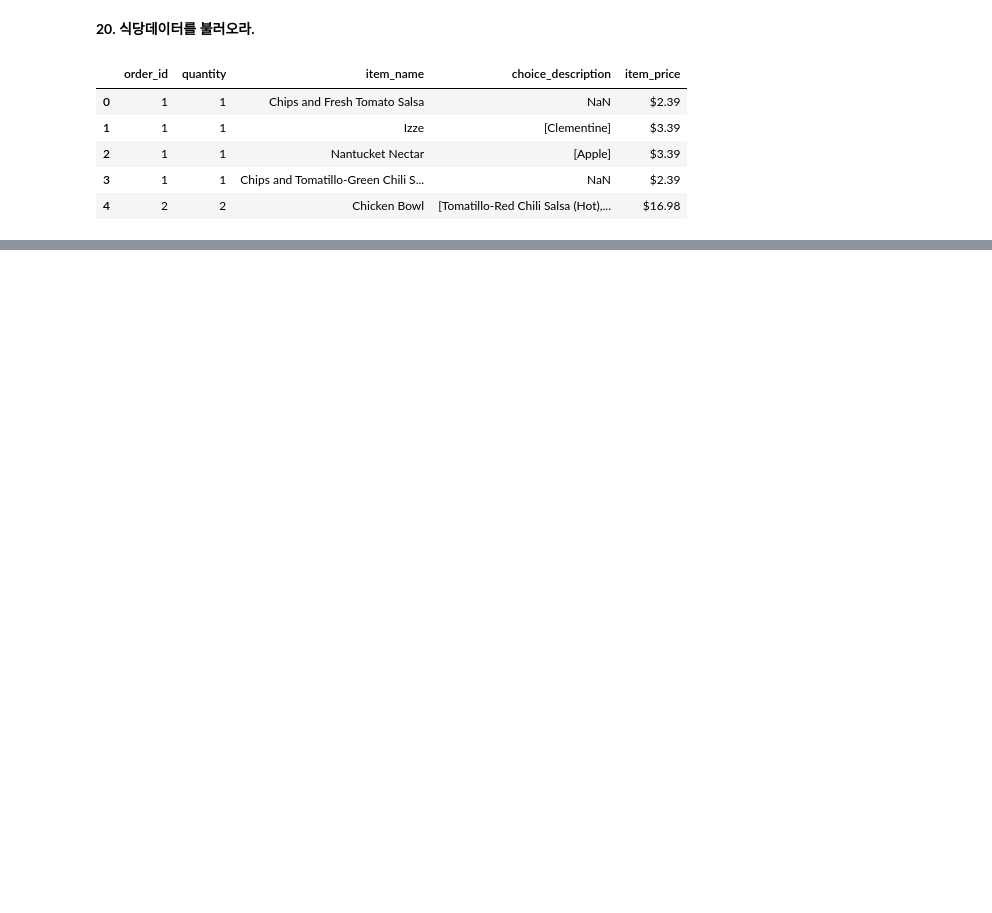
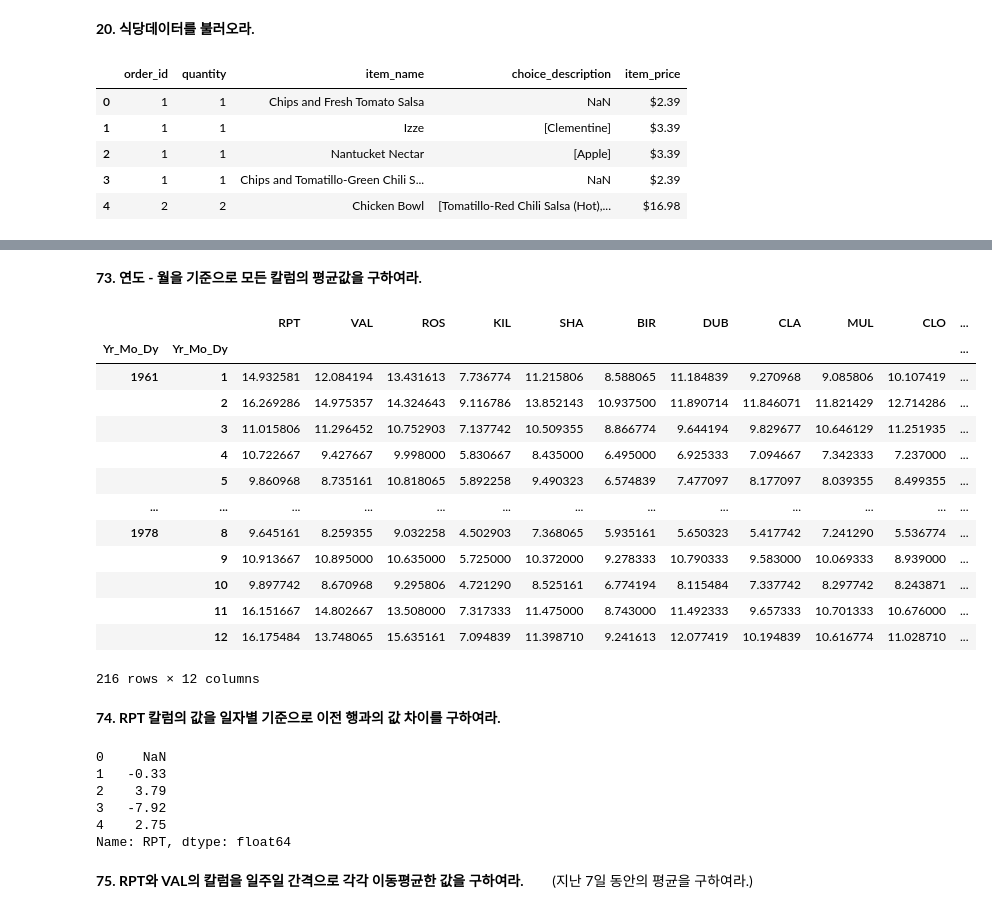
Before and after one commit to data-ty-kim/adp-preparation, a Jupyter notebook: Python_for_ADP/preprocessing_practice/preprocessing_practice_100.ipynb, the cells around one changed output, grey strips where cells are left out. Cells and saved outputs as stored; diff of their text form; code cells hidden in the pictures; blank space fills up the shorter version.

```diff
--- a/Python_for_ADP/preprocessing_practice/preprocessing_practice_100.ipynb
+++ b/Python_for_ADP/preprocessing_practice/preprocessing_practice_100.ipynb
@@ -223,0 +1094,7 @@ df.head()
+# %%
+# 알았었는데 기억이 안 나서 전에 했던 거 참고함
+df = df.fillna(method='ffill')
+df = df.fillna(method='bfill')
+df.isnull().sum()
+
+# 모범답안: df = df.fillna(method='ffill').fillna(method='bfill')
@@ -223,0 +1116,35 @@ df.head()
+# %% [markdown]
+**73. 연도 - 월을 기준으로 모든 칼럼의 평균값을 구하여라.**
+# %%
+df.groupby([df.Yr_Mo_Dy.dt.year, df.Yr_Mo_Dy.dt.month]).mean(numeric_only=True)
+# 모범답안: df.groupby(df.Yr_Mo_Dy.dt.to_period('M')).mean()
+# %% [output]
+|  |  | RPT | VAL | ROS | KIL | SHA | BIR | DUB | CLA | MUL | CLO | ... |
+| Yr_Mo_Dy | Yr_Mo_Dy |  |  |  |  |  |  |  |  |  |  | ... |
+| 1961 | 1 | 14.932581 | 12.084194 | 13.431613 | 7.736774 | 11.215806 | 8.588065 | 11.184839 | 9.270968 | 9.085806 | 10.107419 | ... |
+|  | 2 | 16.269286 | 14.975357 | 14.324643 | 9.116786 | 13.852143 | 10.937500 | 11.890714 | 11.846071 | 11.821429 | 12.714286 | ... |
+|  | 3 | 11.015806 | 11.296452 | 10.752903 | 7.137742 | 10.509355 | 8.866774 | 9.644194 | 9.829677 | 10.646129 | 11.251935 | ... |
+|  | 4 | 10.722667 | 9.427667 | 9.998000 | 5.830667 | 8.435000 | 6.495000 | 6.925333 | 7.094667 | 7.342333 | 7.237000 | ... |
+|  | 5 | 9.860968 | 8.735161 | 10.818065 | 5.892258 | 9.490323 | 6.574839 | 7.477097 | 8.177097 | 8.039355 | 8.499355 | ... |
+| ... | ... | ... | ... | ... | ... | ... | ... | ... | ... | ... | ... | ... |
+| 1978 | 8 | 9.645161 | 8.259355 | 9.032258 | 4.502903 | 7.368065 | 5.935161 | 5.650323 | 5.417742 | 7.241290 | 5.536774 | ... |
+|  | 9 | 10.913667 | 10.895000 | 10.635000 | 5.725000 | 10.372000 | 9.278333 | 10.790333 | 9.583000 | 10.069333 | 8.939000 | ... |
+|  | 10 | 9.897742 | 8.670968 | 9.295806 | 4.721290 | 8.525161 | 6.774194 | 8.115484 | 7.337742 | 8.297742 | 8.243871 | ... |
+|  | 11 | 16.151667 | 14.802667 | 13.508000 | 7.317333 | 11.475000 | 8.743000 | 11.492333 | 9.657333 | 10.701333 | 10.676000 | ... |
+|  | 12 | 16.175484 | 13.748065 | 15.635161 | 7.094839 | 11.398710 | 9.241613 | 12.077419 | 10.194839 | 10.616774 | 11.028710 | ... |
+216 rows × 12 columns
+# %% [markdown]
+**74. RPT 칼럼의 값을 일자별 기준으로 이전 행과의 값 차이를 구하여라.**
+# %%
+# 모범답안:
+df['RPT'].diff().head()
+# %% [output]
+0     NaN
+1   -0.33
+2    3.79
+3   -7.92
+4    2.75
+Name: RPT, dtype: float64
+# %% [markdown]
+**75. RPT와 VAL의 칼럼을 일주일 간격으로 각각 이동평균한 값을 구하여라.**
+&nbsp; &nbsp; &nbsp; &nbsp;(지난 7일 동안의 평균을 구하여라.)
```
Also changed, not shown: parts of 163 cells of this notebook.
